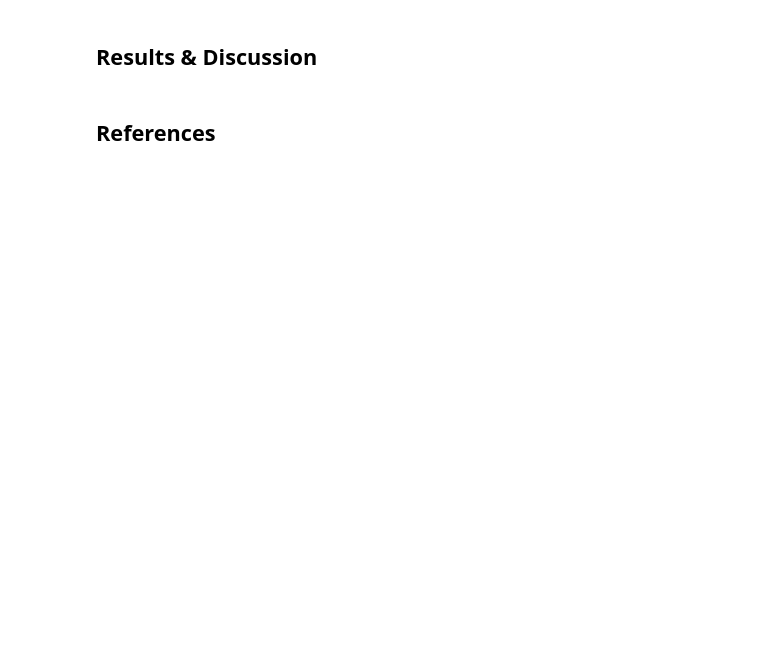
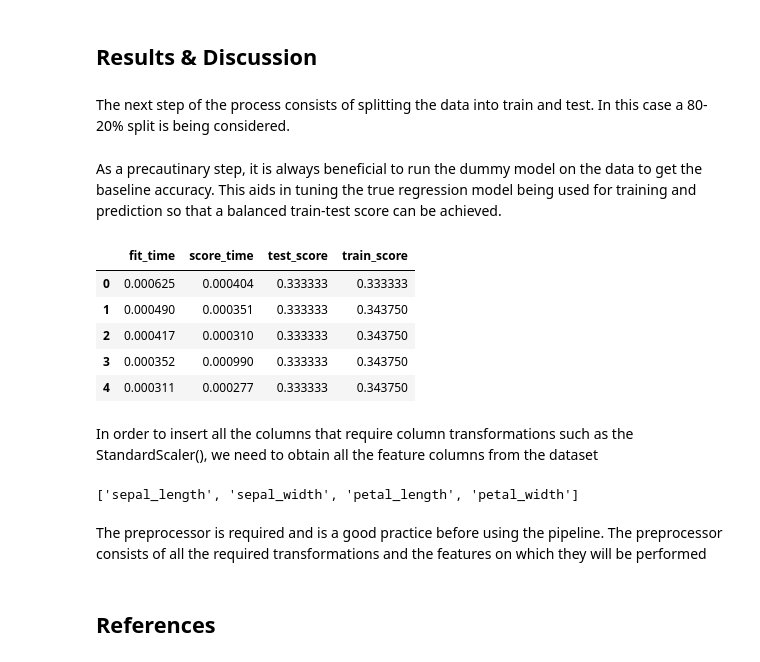
Before and after one commit to derrickmichaelj/iris-classification-analysis, a Jupyter notebook: iris_classification.ipynb, the cells around one changed output. Cells and saved outputs as stored; diff of their text form; code cells hidden in the pictures; blank space fills up the shorter version.

Commit message:
Dummy testing and preprocessing

```diff
--- a/iris_classification.ipynb
+++ b/iris_classification.ipynb
@@ -162,6 +163,40 @@ heatmap + text
 # %% [markdown]
 ## Results & Discussion
 # %%
-X_train, X_test, y_train, y_test =
+# Dropping species column to create feature matrix and target vector
 
-iris_preprocessor =
+X = iris.drop(columns = ['species'], axis=1)
+y = iris['species']
+# %% [markdown]
+The next step of the process consists of splitting the data into train and test. In this case a 80-20% split is being considered.
+# %%
+# Train-Test Split
+
+X_train, X_test, y_train, y_test = train_test_split(X, y, test_size=0.2, random_state=522)
+# %% [markdown]
+As a precautinary step, it is always beneficial to run the dummy model on the data to get the baseline accuracy. This aids in tuning the true regression model being used for training and prediction so that a balanced train-test score can be achieved.
+# %%
+#Using dummy classifier to test and get the worst baseline accuracy
+from sklearn.dummy import DummyClassifier
+from sklearn.model_selection import cross_validate
+
+dummy = DummyClassifier(strategy="most_frequent")
+cv_dummyscore = cross_validate(dummy, X_train, y_train, cv=5, return_train_score=True)
+cv_dummyscore_df = pd.DataFrame(cv_dummyscore)
+cv_dummyscore_df
+# %% [output]
+|  | fit_time | score_time | test_score | train_score |
+| 0 | 0.000625 | 0.000404 | 0.333333 | 0.333333 |
+| 1 | 0.000490 | 0.000351 | 0.333333 | 0.343750 |
+| 2 | 0.000417 | 0.000310 | 0.333333 | 0.343750 |
+| 3 | 0.000352 | 0.000990 | 0.333333 | 0.343750 |
+| 4 | 0.000311 | 0.000277 | 0.333333 | 0.343750 |
+# %% [markdown]
+In order to insert all the columns that require column transformations such as the StandardScaler(), we need to obtain all the feature columns from the dataset
+# %%
+features = X_train.columns.tolist()
+features
+# %% [output]
+['sepal_length', 'sepal_width', 'petal_length', 'petal_width']
+# %% [markdown]
+The preprocessor is required and is a good practice before using the pipeline. The preprocessor consists of all the required transformations and the features on which they will be performed
```
Also changed, not shown: parts of 3 cells of this notebook.
